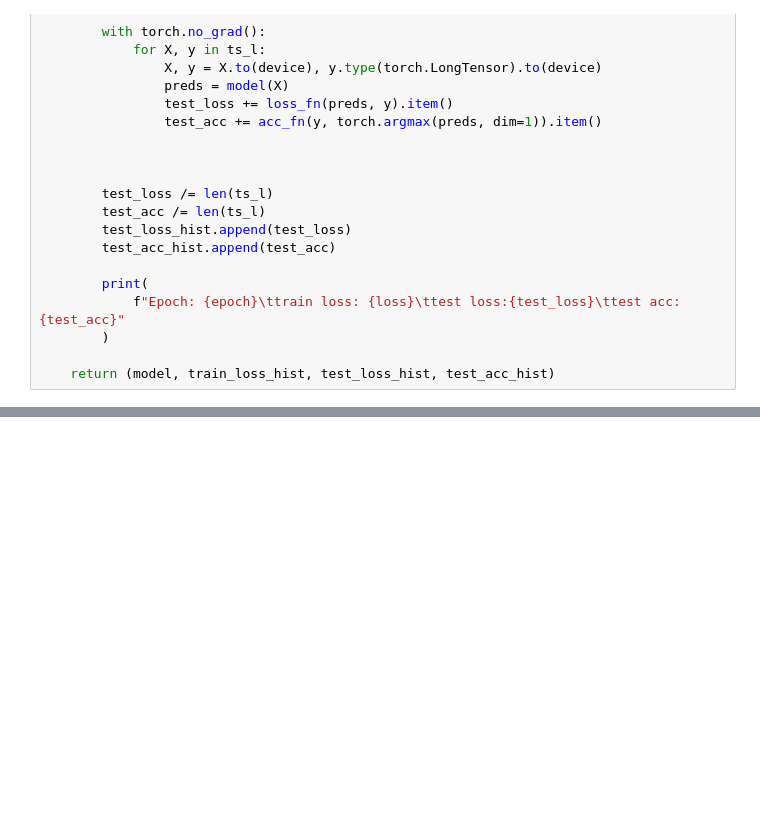
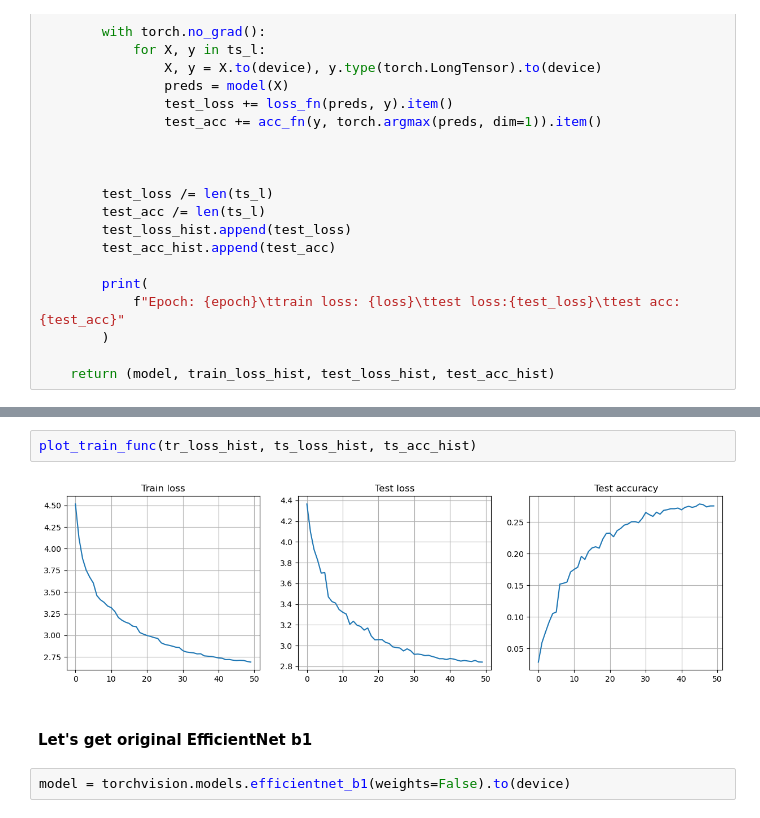
Before and after one commit to WASD6464/ML, a Jupyter notebook: CV/Architectures.ipynb, the cells around one changed output, grey strips where cells are left out. Cells and saved outputs as stored; diff of their text form; blank space fills up the shorter version.

```diff
--- a/CV/Architectures.ipynb
+++ b/CV/Architectures.ipynb
@@ -1058,0 +1070,8 @@ KeyboardInterrupt:
+# %%
+plot_train_func(tr_loss_hist, ts_loss_hist, ts_acc_hist)
+# %% [output]
+[figure, added]
+# %% [markdown]
+#### Let's get original EfficientNet b1
+# %%
+model = torchvision.models.efficientnet_b1(weights=False).to(device)
```
Also changed, not shown: parts of 12 cells of this notebook.
